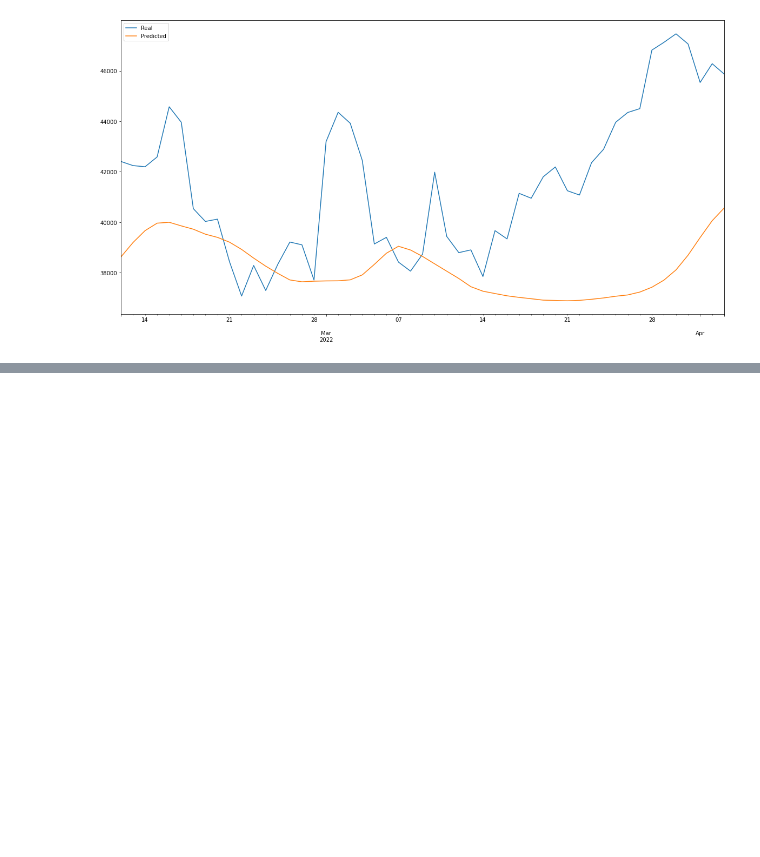
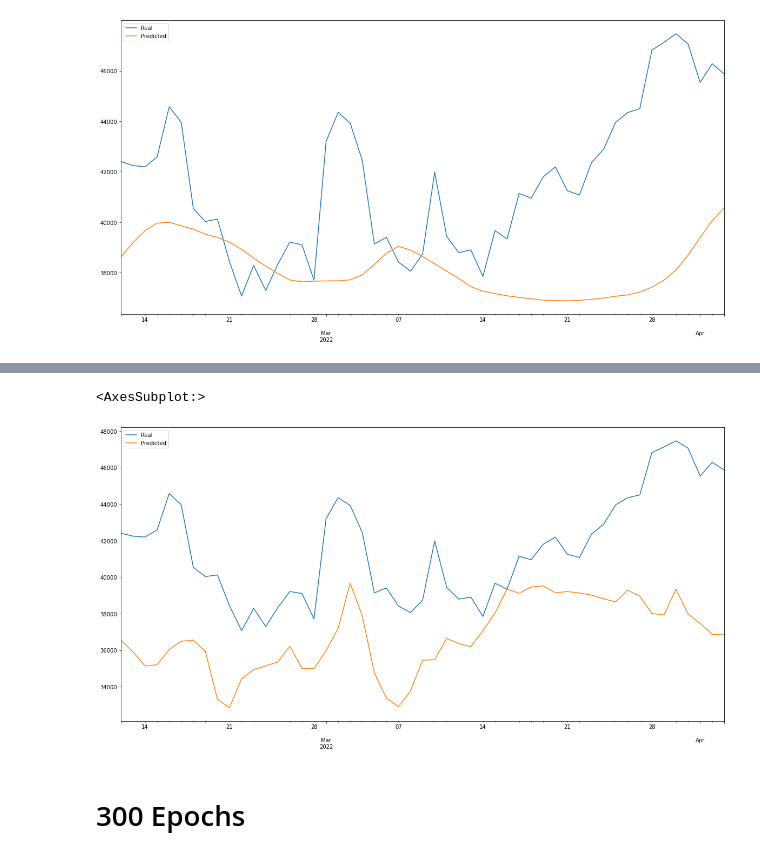
Before and after one commit to Ericwynnus/Project-2, a Jupyter notebook: App/TensorFlow_Multi.ipynb, the cells around one changed output, grey strips where cells are left out. Cells and saved outputs as stored; diff of their text form; code cells hidden in the pictures; blank space fills up the shorter version.

Commit message:
Restructured model to adhere to the DRY principle and run varying epoch fits

```diff
--- a/App/TensorFlow_Multi.ipynb
+++ b/App/TensorFlow_Multi.ipynb
@@ -291,0 +282,3 @@ real_predicted_prices_df.plot(figsize=(20,10))
+# %%
+numEpochs = 100
+model = compileFitEvaluateLstmModel(numEpochs)
@@ -291,0 +303,4 @@ real_predicted_prices_df.plot(figsize=(20,10))
+# %%
+# Create Real vs. Predicted Dataframe
+real_predicted_prices_df = createRealPredictedDataFrame(model, X_test, y_test)
+real_predicted_prices_df
@@ -291,0 +325,8 @@ real_predicted_prices_df.plot(figsize=(20,10))
+# %%
+# Plot the real vs predicted values as a line chart
+real_predicted_prices_df.plot(figsize=(20,10))
+# %% [output]
+<AxesSubplot:>
+[figure, added]
+# %% [markdown]
+# 300 Epochs
```
Also changed, not shown: parts of 27 cells of this notebook.
